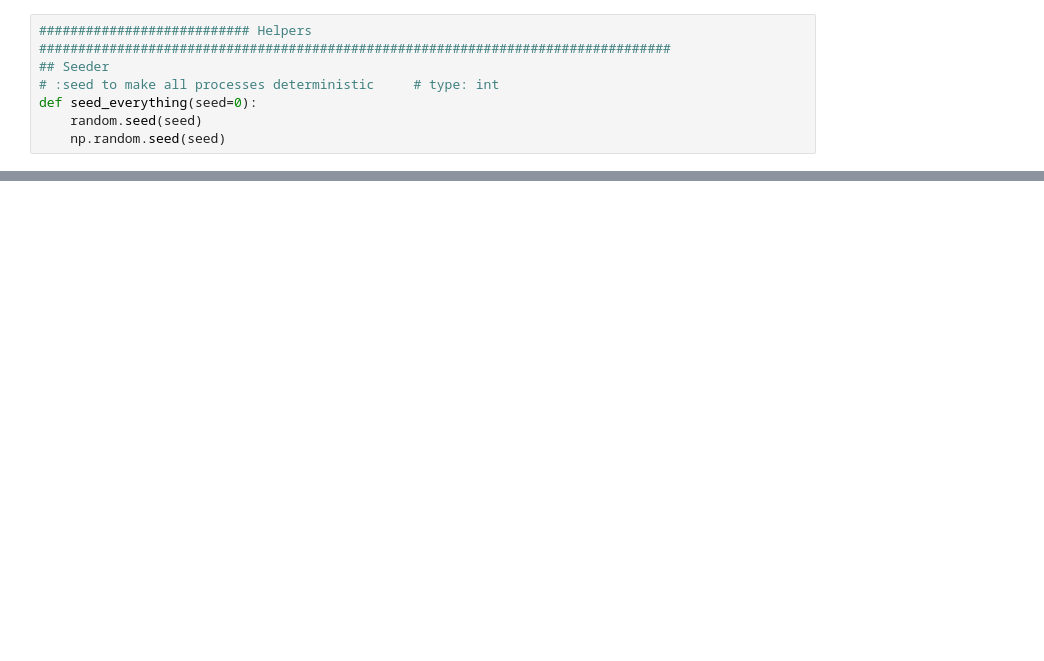
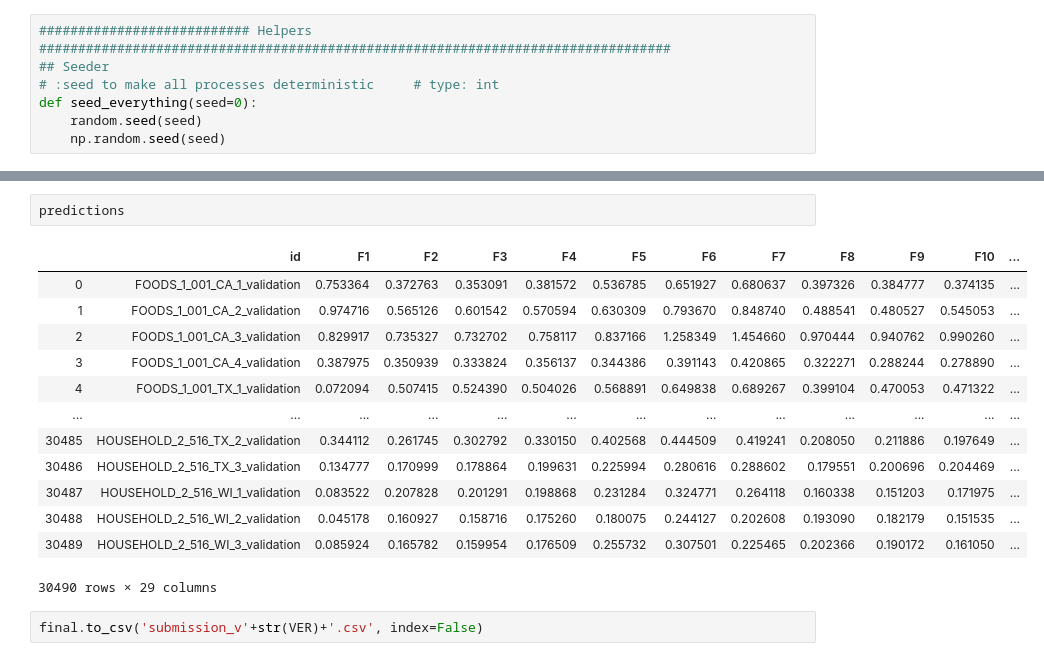
Before and after one commit to arhow/m5_forecasting_accuracy, a Jupyter notebook: notebook/lgbm_train.ipynb, the cells around one changed output, grey strips where cells are left out. Drawn from its saved outputs; the diff is of its cells as text; blank space fills up the shorter version.

```diff
--- a/notebook/lgbm_train.ipynb
+++ b/notebook/lgbm_train.ipynb
@@ -143,0 +320,18 @@ Train CA_1 4617523 85372 85372
+# %%
+predictions
+# %% [output]
+|  | id | F1 | F2 | F3 | F4 | F5 | F6 | F7 | F8 | F9 | F10 | ... |
+| 0 | FOODS_1_001_CA_1_validation | 0.753364 | 0.372763 | 0.353091 | 0.381572 | 0.536785 | 0.651927 | 0.680637 | 0.397326 | 0.384777 | 0.374135 | ... |
+| 1 | FOODS_1_001_CA_2_validation | 0.974716 | 0.565126 | 0.601542 | 0.570594 | 0.630309 | 0.793670 | 0.848740 | 0.488541 | 0.480527 | 0.545053 | ... |
+| 2 | FOODS_1_001_CA_3_validation | 0.829917 | 0.735327 | 0.732702 | 0.758117 | 0.837166 | 1.258349 | 1.454660 | 0.970444 | 0.940762 | 0.990260 | ... |
+| 3 | FOODS_1_001_CA_4_validation | 0.387975 | 0.350939 | 0.333824 | 0.356137 | 0.344386 | 0.391143 | 0.420865 | 0.322271 | 0.288244 | 0.278890 | ... |
+| 4 | FOODS_1_001_TX_1_validation | 0.072094 | 0.507415 | 0.524390 | 0.504026 | 0.568891 | 0.649838 | 0.689267 | 0.399104 | 0.470053 | 0.471322 | ... |
+| ... | ... | ... | ... | ... | ... | ... | ... | ... | ... | ... | ... | ... |
+| 30485 | HOUSEHOLD_2_516_TX_2_validation | 0.344112 | 0.261745 | 0.302792 | 0.330150 | 0.402568 | 0.444509 | 0.419241 | 0.208050 | 0.211886 | 0.197649 | ... |
+| 30486 | HOUSEHOLD_2_516_TX_3_validation | 0.134777 | 0.170999 | 0.178864 | 0.199631 | 0.225994 | 0.280616 | 0.288602 | 0.179551 | 0.200696 | 0.204469 | ... |
+| 30487 | HOUSEHOLD_2_516_WI_1_validation | 0.083522 | 0.207828 | 0.201291 | 0.198868 | 0.231284 | 0.324771 | 0.264118 | 0.160338 | 0.151203 | 0.171975 | ... |
+| 30488 | HOUSEHOLD_2_516_WI_2_validation | 0.045178 | 0.160927 | 0.158716 | 0.175260 | 0.180075 | 0.244127 | 0.202608 | 0.193090 | 0.182179 | 0.151535 | ... |
+| 30489 | HOUSEHOLD_2_516_WI_3_validation | 0.085924 | 0.165782 | 0.159954 | 0.176509 | 0.255732 | 0.307501 | 0.225465 | 0.202366 | 0.190172 | 0.161050 | ... |
+30490 rows × 29 columns
+# %%
+final.to_csv('submission_v'+str(VER)+'.csv', index=False)
```
Also changed, not shown: parts of 12 cells of this notebook, 5 other files.
